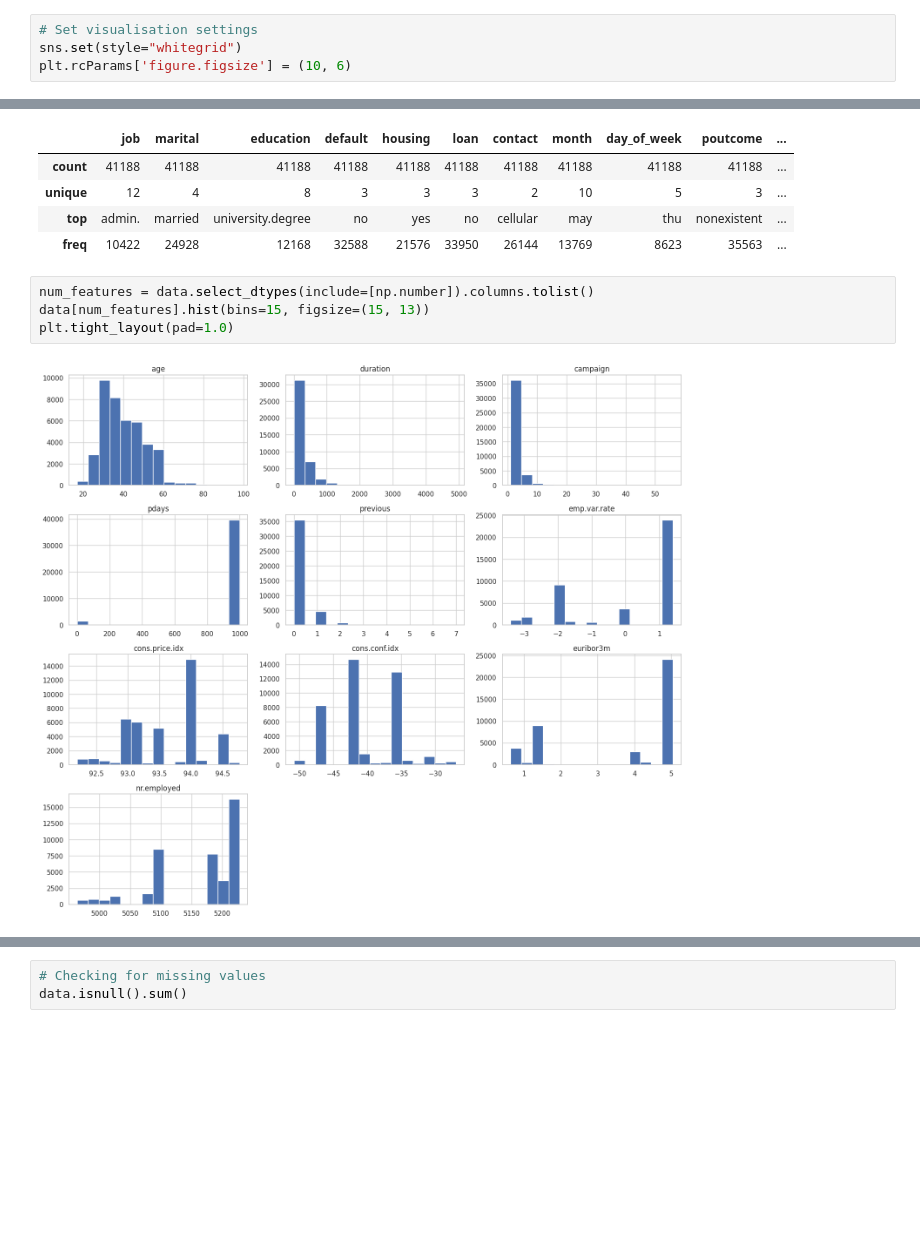
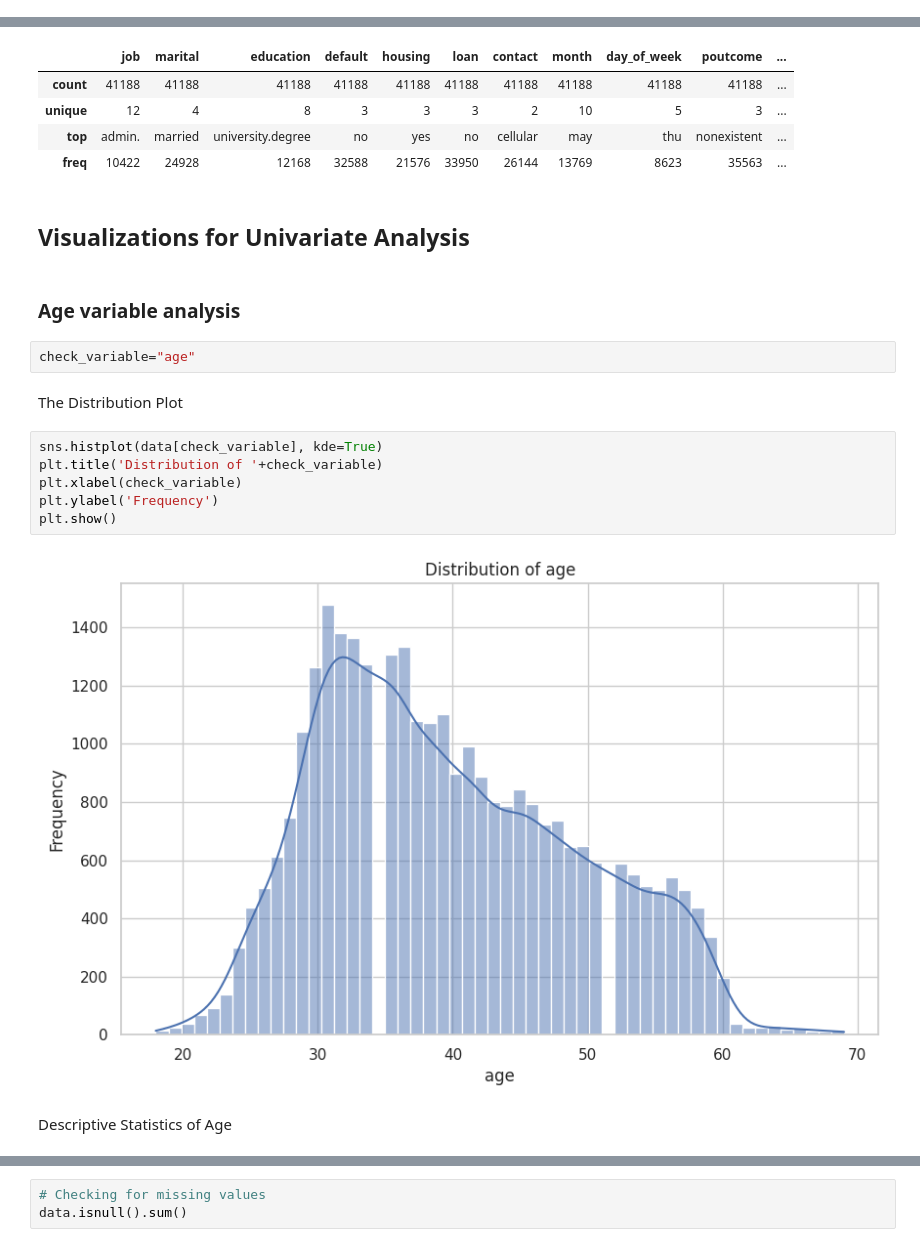
Before and after one commit to NodiraTillayeva/Data-Science-Roadmap, a Jupyter notebook: EPAM_1.ipynb, the cells around one changed output, grey strips where cells are left out. Cells and saved outputs as stored; diff of their text form; blank space fills up the shorter version.

```diff
--- a/EPAM_1.ipynb
+++ b/EPAM_1.ipynb
@@ -16,10 +17,6 @@ import pandas as pd
 import numpy as np
 import matplotlib.pyplot as plt
 import seaborn as sns
-# %%
-# Set visualisation settings
-sns.set(style="whitegrid")
-plt.rcParams['figure.figsize'] = (10, 6)
 # %%
 url = '/content/bank-additional-full.csv'
 data = pd.read_csv(url, delimiter=';')  # Adjust the delimiter if necessary
@@ -64,9 +67,21 @@ data.describe(include=['O'])
 | unique | 12 | 4 | 8 | 3 | 3 | 3 | 2 | 10 | 5 | 3 | ... |
 | top | admin. | married | university.degree | no | yes | no | cellular | may | thu | nonexistent | ... |
 | freq | 10422 | 24928 | 12168 | 32588 | 21576 | 33950 | 26144 | 13769 | 8623 | 35563 | ... |
-# %%
-num_features = data.select_dtypes(include=[np.number]).columns.tolist()
-data[num_features].hist(bins=15, figsize=(15, 13))
-plt.tight_layout(pad=1.0)
-# %% [output]
-[figure, removed]
+# %% [markdown]
+## Visualizations for Univariate Analysis
+# %% [markdown]
+### **Age** variable analysis
+# %%
+check_variable="age"
+# %% [markdown]
+The Distribution Plot
+# %%
+sns.histplot(data[check_variable], kde=True)
+plt.title('Distribution of '+check_variable)
+plt.xlabel(check_variable)
+plt.ylabel('Frequency')
+plt.show()
+# %% [output]
+[figure, added]
+# %% [markdown]
+Descriptive Statistics of Age
```
Also changed, not shown: parts of 80 cells of this notebook.
